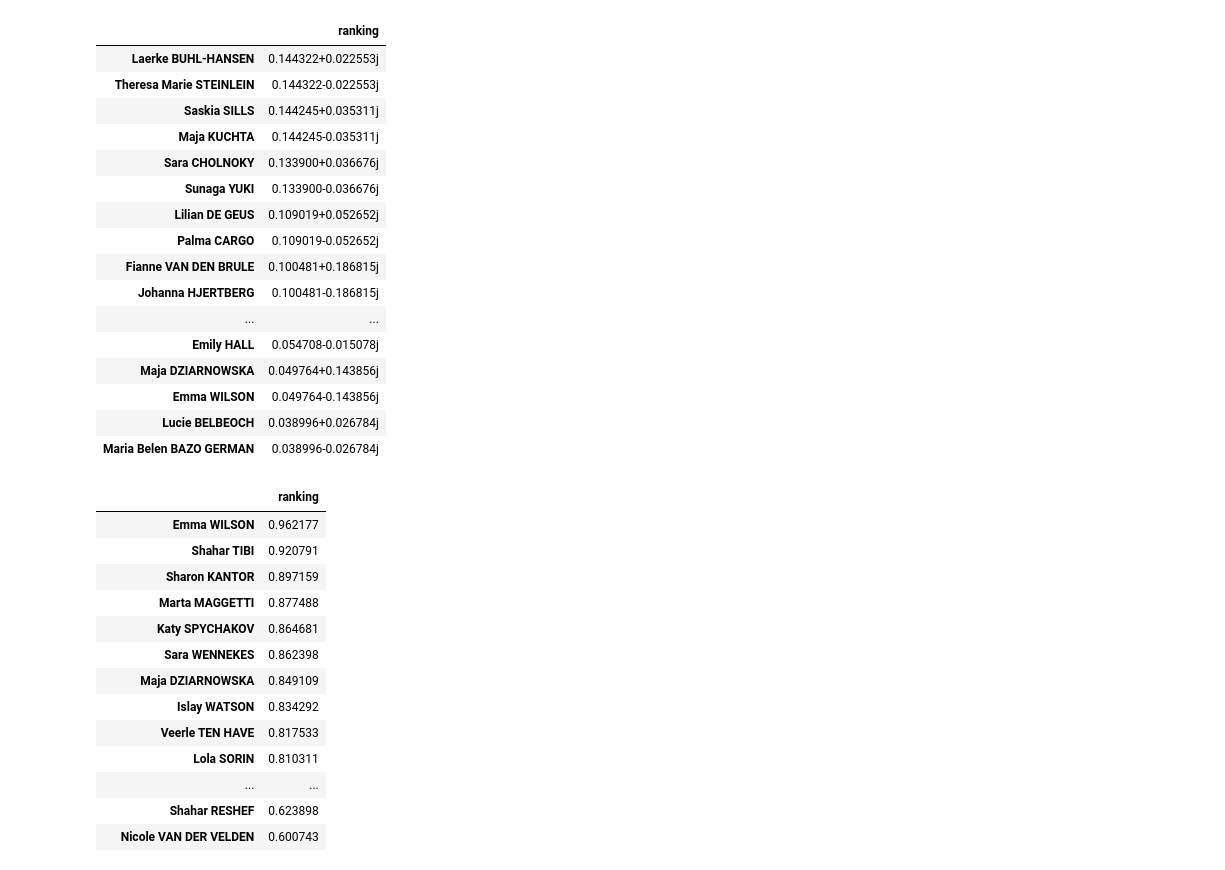
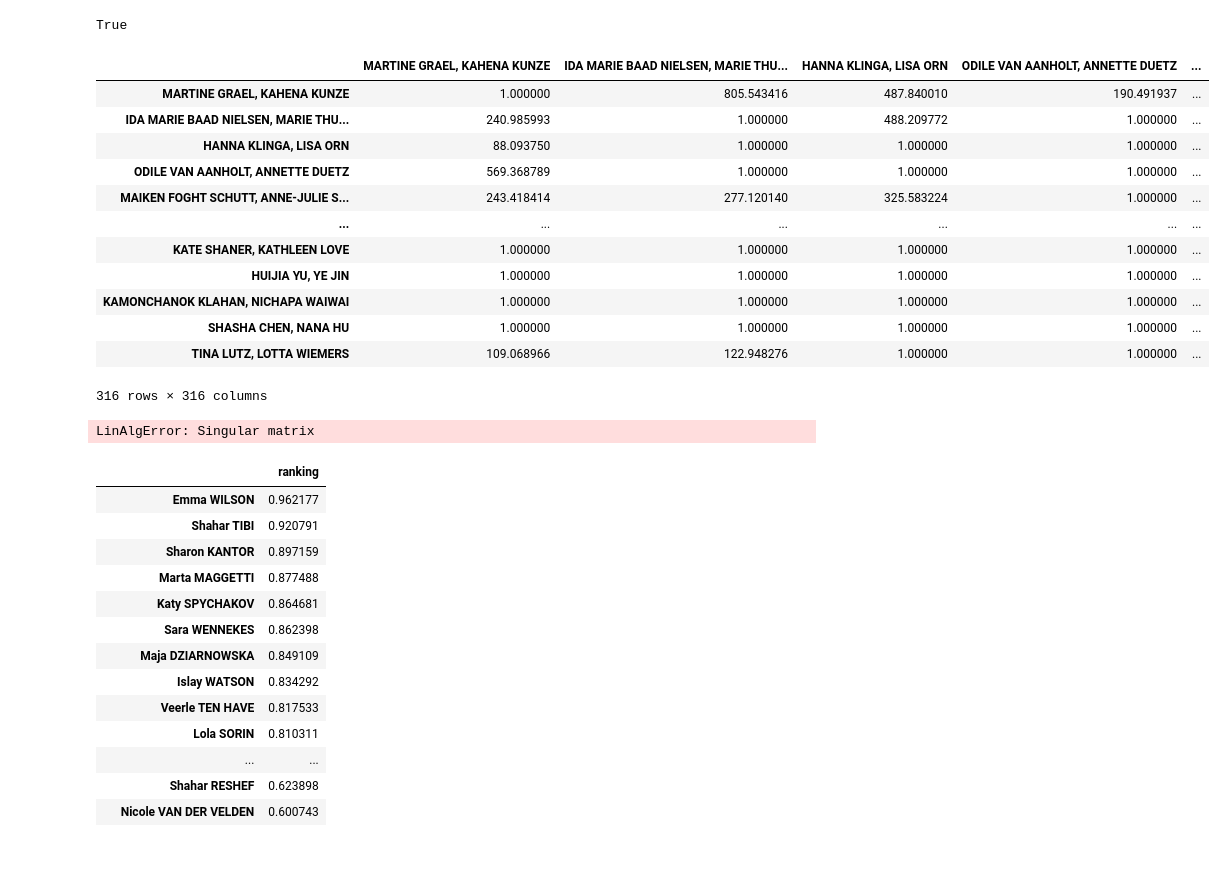
Before and after one commit to cristianolarrea/sailing-rankings, a Jupyter notebook: rankings/keeners.ipynb, the cells around one changed output. Cells and saved outputs as stored; diff of their text form; code cells hidden in the pictures.

Commit message:
updated keeners
now working for irreducible matrices
-> failing in beta version

```diff
--- a/rankings/keeners.ipynb
+++ b/rankings/keeners.ipynb
@@ -142,30 +175,62 @@ LinAlgError: Singular matrix
+# %%
+matrix_beta = np.nan_to_num(matrix_beta)
+S = matrix_beta
+
+# add some perturbation to the matrix
+perturbed_S = S + np.ones(S.shape)
+
+# define digraph S
+G = nx.DiGraph(perturbed_S)
+
+# check if G is strongly connected
+nx.is_strongly_connected(G)
+# %% [output]
+True
+# %%
+#checking results
+write_matrix = pd.DataFrame(perturbed_S)
+
+# columns and index are the names of the competitors
+write_matrix.columns = competitor_to_index.keys()
+write_matrix.index = competitor_to_index.keys()
+write_matrix
+# %% [output]
+|  | MARTINE GRAEL, KAHENA KUNZE | IDA MARIE BAAD NIELSEN, MARIE THU... | HANNA KLINGA, LISA ORN | ODILE VAN AANHOLT, ANNETTE DUETZ | ... |
+| MARTINE GRAEL, KAHENA KUNZE | 1.000000 | 805.543416 | 487.840010 | 190.491937 | ... |
+| IDA MARIE BAAD NIELSEN, MARIE THU... | 240.985993 | 1.000000 | 488.209772 | 1.000000 | ... |
+| HANNA KLINGA, LISA ORN | 88.093750 | 1.000000 | 1.000000 | 1.000000 | ... |
+| ODILE VAN AANHOLT, ANNETTE DUETZ | 569.368789 | 1.000000 | 1.000000 | 1.000000 | ... |
+| MAIKEN FOGHT SCHUTT, ANNE-JULIE S... | 243.418414 | 277.120140 | 325.583224 | 1.000000 | ... |
+| ... | ... | ... | ... | ... | ... |
+| KATE SHANER, KATHLEEN LOVE | 1.000000 | 1.000000 | 1.000000 | 1.000000 | ... |
+| HUIJIA YU, YE JIN | 1.000000 | 1.000000 | 1.000000 | 1.000000 | ... |
+| KAMONCHANOK KLAHAN, NICHAPA WAIWAI | 1.000000 | 1.000000 | 1.000000 | 1.000000 | ... |
+| SHASHA CHEN, NANA HU | 1.000000 | 1.000000 | 1.000000 | 1.000000 | ... |
+| TINA LUTZ, LOTTA WIEMERS | 109.068966 | 122.948276 | 1.000000 | 1.000000 | ... |
+316 rows × 316 columns
 # %%
 # keener's ranking with beta matrix
 
-# i dont think we consider at all the fact that some competitors may have been in more competitions than others
-# so we should normalize the matrix by the number of competitions each competitor was in
-# DO IT LATER
-
 # S = matrix_beta
-S = matrix_beta
+perturbed_S = matrix_beta
 
 # get d vector, d=(S + S^T)1, where 1 is a vector of ones
-d = np.dot(S + S.T, np.ones(S.shape[0]))
+d = np.dot(perturbed_S + perturbed_S.T, np.ones(perturbed_S.shape[0]))
 
 # get D matrix, D = diag(d)
 D = np.diag(d)
 
 # create empty K matrix with same size as matrix_beta
-K = np.zeros(matrix_beta.shape)
+K = np.zeros(perturbed_S.shape)
 
 # for entry (i, j) in beta matrix, define h = ((i, j) + 1)/((i, j) + (j, i) + 2)
 for i in range(n_players):
     for j in range(n_players):
-        x = (matrix_beta[i][j] + 1)/(matrix_beta[i][j] + matrix_beta[j][i] + 2)
+        x = (perturbed_S[i][j] + 1)/(perturbed_S[i][j] + perturbed_S[j][i] + 2)
         h = 1/2 + 1/2 * np.sign(x - 1/2) * np.sqrt(abs(2*x - 1))
         K[i][j] = h
 
-# perron frobeniun eigenvector of D^-1 K
+# perron frobenius eigenvector of D^-1 K
 eigenvalues, eigenvectors = np.linalg.eig(np.dot(np.linalg.inv(D), K))
 idx = np.argmax(eigenvalues)
 eigenvector = eigenvectors[idx]
@@ -176,23 +241,7 @@ ranking = ranking.sort_values(by='ranking', ascending=False)
 
 ranking.head(30)
 # %% [output]
-|  | ranking |
-| Laerke BUHL-HANSEN | 0.144322+0.022553j |
-| Theresa Marie STEINLEIN | 0.144322-0.022553j |
-| Saskia SILLS | 0.144245+0.035311j |
-| Maja KUCHTA | 0.144245-0.035311j |
-| Sara CHOLNOKY | 0.133900+0.036676j |
-| Sunaga YUKI | 0.133900-0.036676j |
-| Lilian DE GEUS | 0.109019+0.052652j |
-| Palma CARGO | 0.109019-0.052652j |
-| Fianne VAN DEN BRULE | 0.100481+0.186815j |
-| Johanna HJERTBERG | 0.100481-0.186815j |
-| ... | ... |
-| Emily HALL | 0.054708-0.015078j |
-| Maja DZIARNOWSKA | 0.049764+0.143856j |
-| Emma WILSON | 0.049764-0.143856j |
-| Lucie BELBEOCH | 0.038996+0.026784j |
-| Maria Belen BAZO GERMAN | 0.038996-0.026784j |
+LinAlgError: Singular matrix
 # %%
 # maximum a posteriori ranking
 
```
Also changed, not shown: parts of 8 cells of this notebook, 1 other file.
